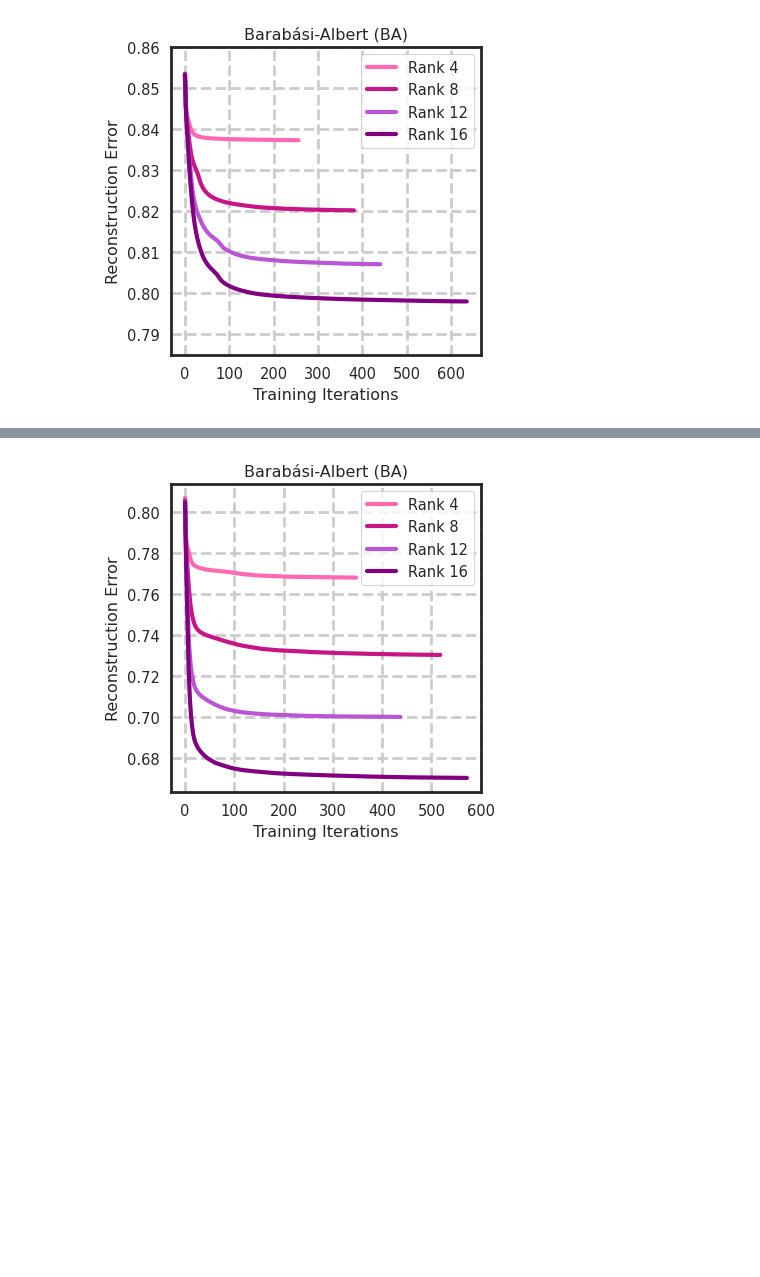
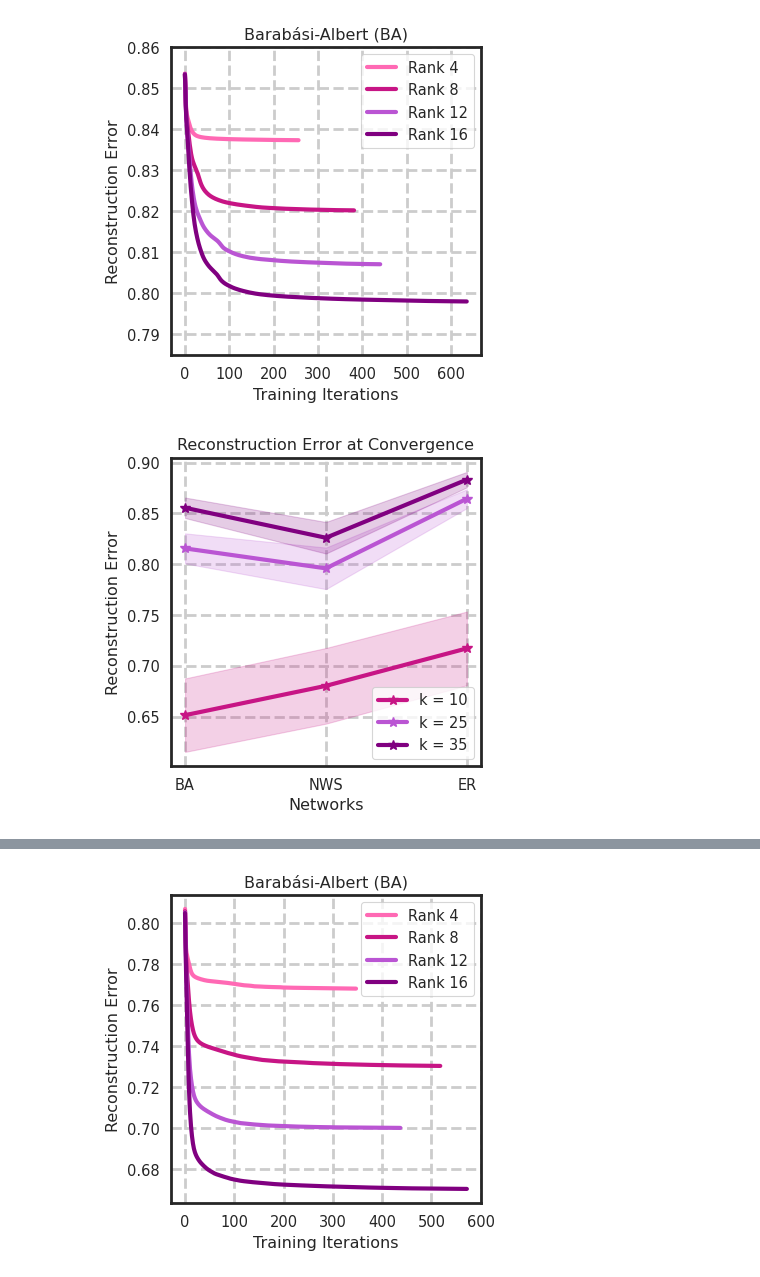
Before and after one commit to AGoyal0512/NCPD-Dynamics, a Jupyter notebook: paper_figs.ipynb, the cells around one changed output, grey strips where cells are left out. Cells and saved outputs as stored; diff of their text form; code cells hidden in the pictures; blank space fills up the shorter version.

```diff
--- a/paper_figs.ipynb
+++ b/paper_figs.ipynb
@@ -165 +201,79 @@ plt.legend();
+# %%
+ba_10_std = np.std([ba_10_rank4_err, ba_10_rank8_err, ba_10_rank12_err, ba_10_rank16_err])
+nws_10_std = np.std([nws_10_rank4_err, nws_10_rank8_err, nws_10_rank12_err, nws_10_rank16_err])
+er_10_std = np.std([er_10_rank4_err, er_10_rank8_err, er_10_rank12_err, er_10_rank16_err])
+
+plt.figure(figsize=(4,4))
+plt.plot([np.mean([ba_10_rank4_err, ba_10_rank8_err, ba_10_rank12_err, ba_10_rank16_err]),
+          np.mean([nws_10_rank4_err, nws_10_rank8_err, nws_10_rank12_err, nws_10_rank16_err]),
+          np.mean([er_10_rank4_err, er_10_rank8_err, er_10_rank12_err, er_10_rank16_err])
+          ],
+          linewidth=3, color="mediumvioletred", label="k = 10", marker="*", markersize="7",)
+
+plt.fill_between([0, 1, 2],
+                 [np.mean([ba_10_rank4_err, ba_10_rank8_err, ba_10_rank12_err, ba_10_rank16_err]) - ba_10_std,
+                  np.mean([nws_10_rank4_err, nws_10_rank8_err, nws_10_rank12_err, nws_10_rank16_err]) - nws_10_std,
+                  np.mean([er_10_rank4_err, er_10_rank8_err, er_10_rank12_err, er_10_rank16_err]) - er_10_std
+                  ],
+                 [np.mean([ba_10_rank4_err, ba_10_rank8_err, ba_10_rank12_err, ba_10_rank16_err]) + ba_10_std,
+                  np.mean([nws_10_rank4_err, nws_10_rank8_err, nws_10_rank12_err, nws_10_rank16_err]) + nws_10_std,
+                  np.mean([er_10_rank4_err, er_10_rank8_err, er_10_rank12_err, er_10_rank16_err]) + er_10_std
+                  ],
+                 color="mediumvioletred", alpha=0.2)
+
+ba_25_std = np.std([ba_25_rank4_err, ba_25_rank8_err, ba_25_rank12_err, ba_25_rank16_err])
+nws_25_std = np.std([nws_25_rank4_err, nws_25_rank8_err, nws_25_rank12_err, nws_25_rank16_err])
+er_25_std = np.std([er_25_rank4_err, er_25_rank8_err, er_25_rank12_err, er_25_rank16_err])
+
+plt.plot([np.mean([ba_25_rank4_err, ba_25_rank8_err, ba_25_rank12_err, ba_25_rank16_err]),
+          np.mean([nws_25_rank4_err, nws_25_rank8_err, nws_25_rank12_err, nws_25_rank16_err]),
+          np.mean([er_25_rank4_err, er_25_rank8_err, er_25_rank12_err, er_25_rank16_err])
+          ],
+          linewidth=3, color="mediumorchid", label="k = 25", marker="*", markersize="7",)
+
+plt.fill_between([0, 1, 2],
+                 [np.mean([ba_25_rank4_err, ba_25_rank8_err, ba_25_rank12_err, ba_25_rank16_err]) - ba_25_std,
+                  np.mean([nws_25_rank4_err, nws_25_rank8_err, nws_25_rank12_err, nws_25_rank16_err]) - nws_25_std,
+                  np.mean([er_25_rank4_err, er_25_rank8_err, er_25_rank12_err, er_25_rank16_err]) - er_25_std
+                  ],
+                 [np.mean([ba_25_rank4_err, ba_25_rank8_err, ba_25_rank12_err, ba_25_rank16_err]) + ba_25_std,
+                  np.mean([nws_25_rank4_err, nws_25_rank8_err, nws_25_rank12_err, nws_25_rank16_err]) + nws_25_std,
+                  np.mean([er_25_rank4_err, er_25_rank8_err, er_25_rank12_err, er_25_rank16_err]) + er_25_std
+                  ],
+                 color="mediumorchid", alpha=0.2)
+
+ba_35_std = np.std([ba_35_rank4_err, ba_35_rank8_err, ba_35_rank12_err, ba_35_rank16_err])
+nws_35_std = np.std([nws_35_rank4_err, nws_35_rank8_err, nws_35_rank12_err, nws_35_rank16_err])
+er_35_std = np.std([er_35_rank4_err, er_35_rank8_err, er_35_rank12_err, er_35_rank16_err])
+
+plt.plot([np.mean([ba_35_rank4_err, ba_35_rank8_err, ba_35_rank12_err, ba_35_rank16_err]),
+          np.mean([nws_35_rank4_err, nws_35_rank8_err, nws_35_rank12_err, nws_35_rank16_err]),
+          np.mean([er_35_rank4_err, er_35_rank8_err, er_35_rank12_err, er_35_rank16_err])
+          ],
+          linewidth=3, color="purple", label="k = 35", marker="*", markersize="7",)
+
+plt.fill_between([0, 1, 2],
+                 [np.mean([ba_35_rank4_err, ba_35_rank8_err, ba_35_rank12_err, ba_35_rank16_err]) - ba_35_std,
+                  np.mean([nws_35_rank4_err, nws_35_rank8_err, nws_35_rank12_err, nws_35_rank16_err]) - nws_35_std,
+                  np.mean([er_35_rank4_err, er_35_rank8_err, er_35_rank12_err, er_35_rank16_err]) - er_35_std
+                  ],
+                 [np.mean([ba_35_rank4_err, ba_35_rank8_err, ba_35_rank12_err, ba_35_rank16_err]) + ba_35_std,
+                  np.mean([nws_35_rank4_err, nws_35_rank8_err, nws_35_rank12_err, nws_35_rank16_err]) + nws_35_std,
+                  np.mean([er_35_rank4_err, er_35_rank8_err, er_35_rank12_err, er_35_rank16_err]) + er_35_std
+                  ],
+                 color="purple", alpha=0.2)
+
+
+plt.xticks([0, 1, 2], labels=["BA", "NWS", "ER"])
+plt.legend()
+plt.grid(linestyle="--", linewidth=2)
+plt.xlabel("Networks")
+plt.ylabel("Reconstruction Error")
+ax = plt.gca()  # Get current axes
+for spine in ax.spines.values():
+    spine.set_linewidth(2)
+plt.title("Reconstruction Error at Convergence")
+plt.legend();
+# %% [output]
+[figure, added]
 # %%
```
Also changed, not shown: parts of 2 cells of this notebook, 3 other files.
